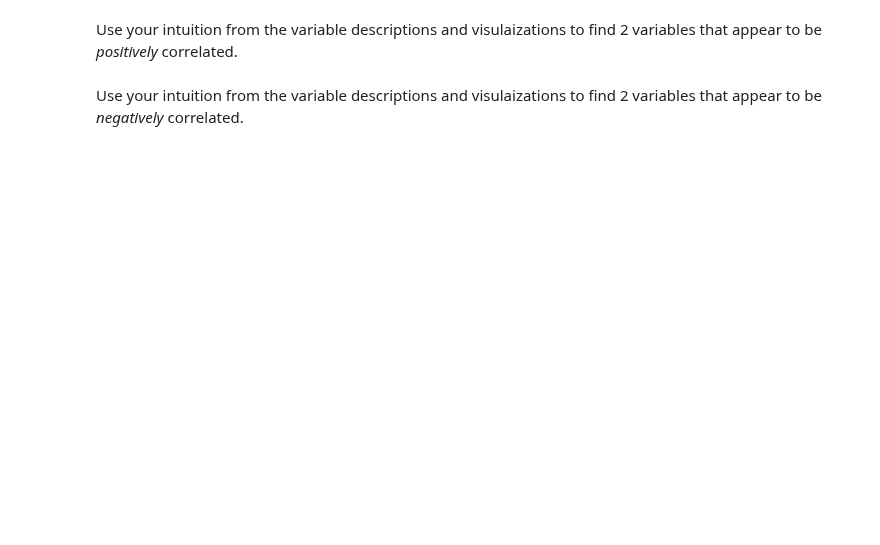
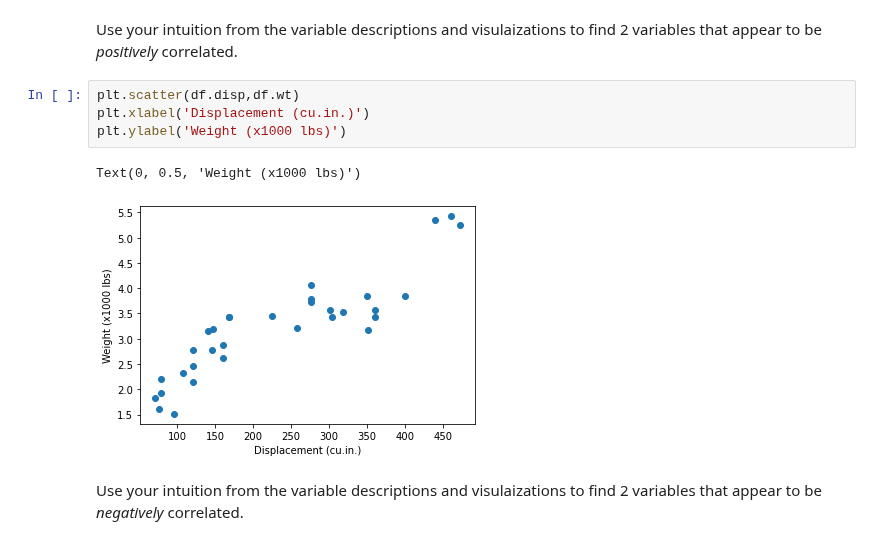
Before and after one commit to thinkful-dsi-grackle/dsi7_student_pair_work, a Jupyter notebook: week01_python_statistics/Aaron_Bilenky_python_review.ipynb, the cells around one changed output. Saved outputs shown, nothing was run; the diff lists cells and outputs as text; blank space fills up the shorter version.

```diff
--- a/week01_python_statistics/Aaron_Bilenky_python_review.ipynb
+++ b/week01_python_statistics/Aaron_Bilenky_python_review.ipynb
@@ -85,4 +139,11 @@ What is the name of the car that has the best gas mileage?
 # %% [markdown]
 Use your intuition from the variable descriptions and visulaizations to find 2 variables that appear to be *positively* correlated.
+# %%
+plt.scatter(df.disp,df.wt)
+plt.xlabel('Displacement (cu.in.)')
+plt.ylabel('Weight (x1000 lbs)')
+# %% [output]
+Text(0, 0.5, 'Weight (x1000 lbs)')
+[figure, added]
 # %% [markdown]
 Use your intuition from the variable descriptions and visulaizations to find 2 variables that appear to be *negatively* correlated.
```
Also changed, not shown: parts of 9 cells of this notebook.
